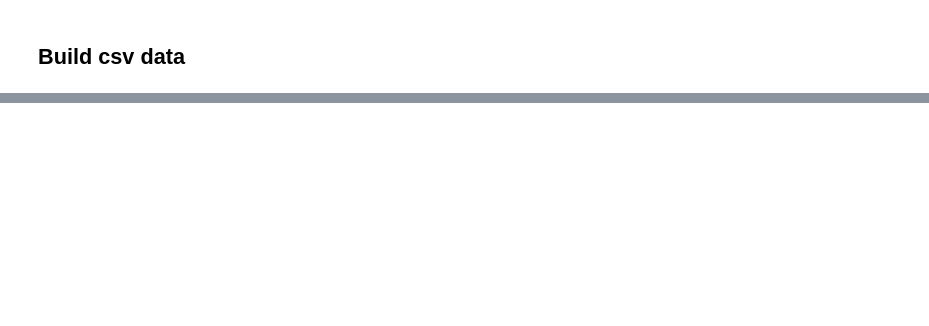
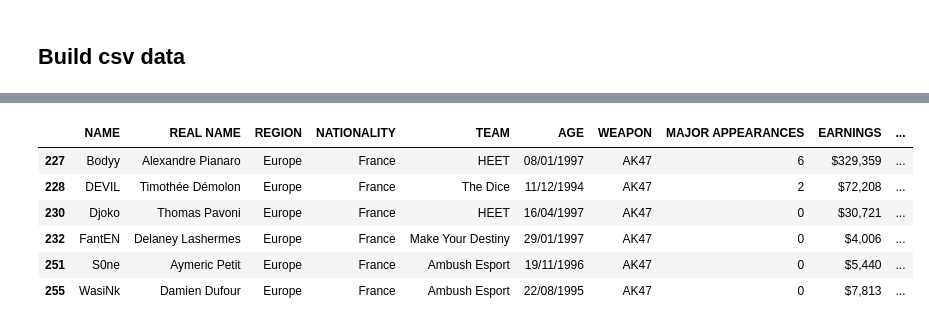
Before and after one commit to dvermaas/Counter-Strikle, a Jupyter notebook: CounterStrikleBot.ipynb, the cells around one changed output, grey strips where cells are left out. Cells and saved outputs as stored; diff of their text form; code cells hidden in the pictures; blank space fills up the shorter version.

```diff
--- a/CounterStrikleBot.ipynb
+++ b/CounterStrikleBot.ipynb
@@ -175,0 +217,20 @@ playerdata.to_csv(CSV_FILE, index=False)
+# %%
+def age(birthdate):
+    birthdate = datetime.strptime(birthdate, "%d/%m/%Y")
+    today = datetime.now()
+    age = today.year - birthdate.year - ((today.month, today.day) < (birthdate.month, birthdate.day))
+    return age
+# %%
+playerdata = playerdata.dropna()
+playerdata["RAGE"] = [age(date) for date in playerdata["AGE"]]
+#playerdata.loc[(playerdata["RAGE"] == 28) & (playerdata["WEAPON"] == "AK47") & (playerdata["REGION"] == "Americas")]
+playerdata.loc[(playerdata["RAGE"] >24) & (playerdata["RAGE"] <28) &(playerdata["WEAPON"] == "AK47")
+               & (playerdata["NATIONALITY"] == "France")]
+# %% [output]
+|  | NAME | REAL NAME | REGION | NATIONALITY | TEAM | AGE | WEAPON | MAJOR APPEARANCES | EARNINGS | ... |
+| 227 | Bodyy | Alexandre Pianaro | Europe | France | HEET | 08/01/1997 | AK47 | 6 | $329,359 | ... |
+| 228 | DEVIL | Timothée Démolon | Europe | France | The Dice | 11/12/1994 | AK47 | 2 | $72,208 | ... |
+| 230 | Djoko | Thomas Pavoni | Europe | France | HEET | 16/04/1997 | AK47 | 0 | $30,721 | ... |
+| 232 | FantEN | Delaney Lashermes | Europe | France | Make Your Destiny | 29/01/1997 | AK47 | 0 | $4,006 | ... |
+| 251 | S0ne | Aymeric Petit | Europe | France | Ambush Esport | 19/11/1996 | AK47 | 0 | $5,440 | ... |
+| 255 | WasiNk | Damien Dufour | Europe | France | Ambush Esport | 22/08/1995 | AK47 | 0 | $7,813 | ... |
```
Also changed, not shown: parts of 6 cells of this notebook, 3 other files.
